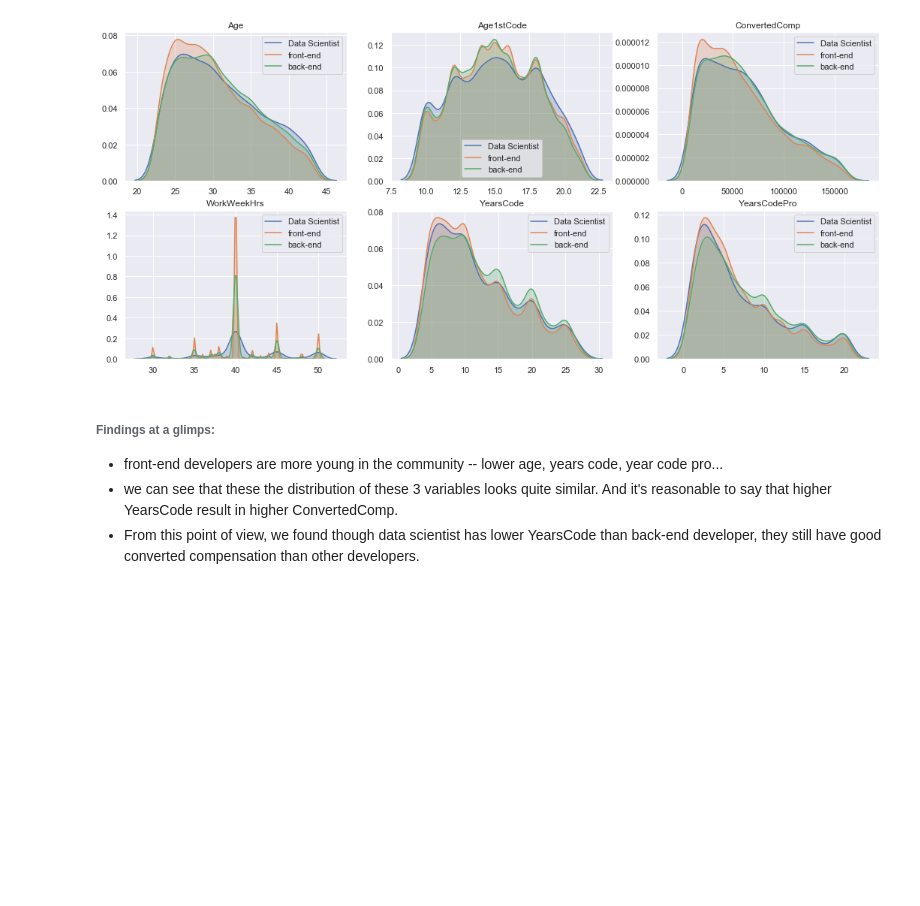
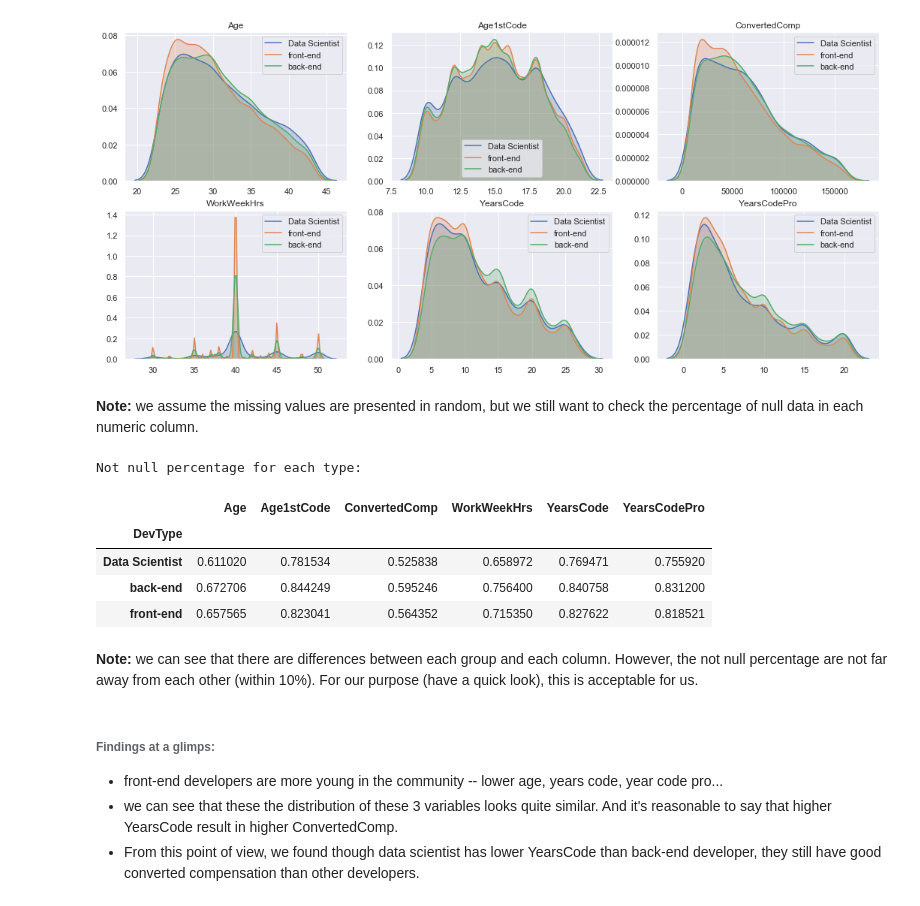
Before and after one commit to chengweiiii/stack-overflow-developer-survey-2020, a Jupyter notebook: stackoverflow_analytics.ipynb, the cells around one changed output. Saved outputs shown, nothing was run; the diff lists cells and outputs as text; code cells hidden in the pictures; blank space fills up the shorter version.

```diff
--- a/stackoverflow_analytics.ipynb
+++ b/stackoverflow_analytics.ipynb
@@ -157,5 +165,26 @@ for attr_index in range(len(numeric_columns)):
 # %% [output]
 [figure]
+# %% [markdown]
+**Note:** we assume the missing values are presented in random, but we still want to check the percentage of null data in each numeric column.
+# %%
+# we would like to compute "notnull count / total count"
+
+devType_count = analysis_data["DevType"].value_counts()
+notnull_counts = analysis_data[["DevType"]+list(analysis_data.select_dtypes(include='float64').columns)].groupby("DevType").count()
+for devtype in dev_types_agg:
+    notnull_counts.loc[devtype, :] = notnull_counts.loc[devtype, :]/devType_count[devtype]
+# %%
+print("Not null percentage for each type: ")
+notnull_counts
+# %% [output]
+Not null percentage for each type:
+|  | Age | Age1stCode | ConvertedComp | WorkWeekHrs | YearsCode | YearsCodePro |
+| DevType |  |  |  |  |  |  |
+| Data Scientist | 0.611020 | 0.781534 | 0.525838 | 0.658972 | 0.769471 | 0.755920 |
+| back-end | 0.672706 | 0.844249 | 0.595246 | 0.756400 | 0.840758 | 0.831200 |
+| front-end | 0.657565 | 0.823041 | 0.564352 | 0.715350 | 0.827622 | 0.818521 |
+# %% [markdown]
+**Note:** we can see that there are differences between each group and each column. However, the not null percentage are not far away from each other (within 10%). For our purpose (have a quick look), this is acceptable for us.
 # %% [markdown]
 ###### Findings at a glimps:
 * front-end developers are more young in the community -- lower age, years code, year code pro...
```
Also changed, not shown: parts of 22 cells of this notebook.
